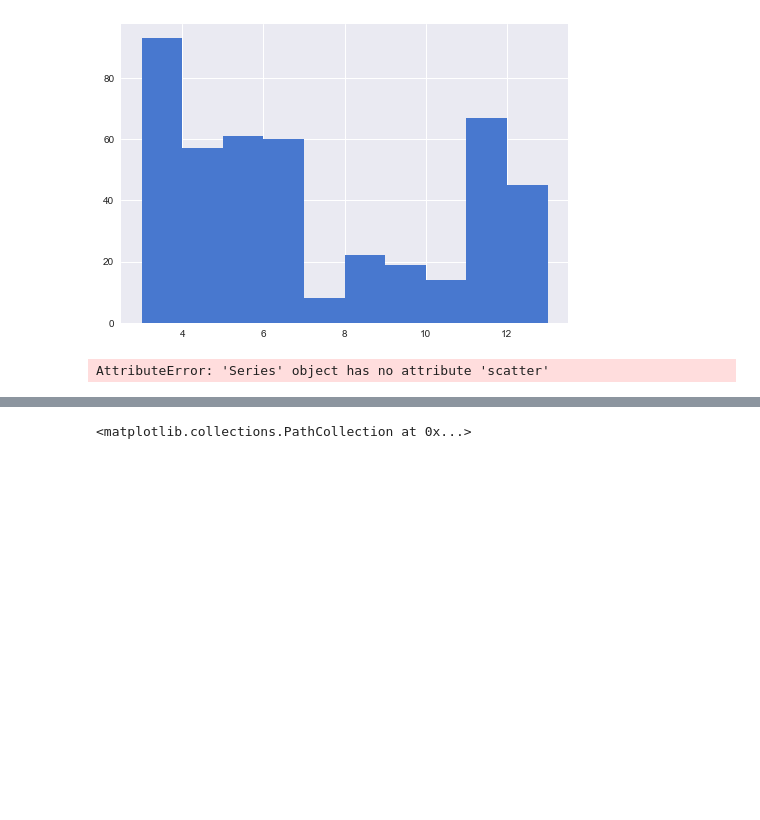
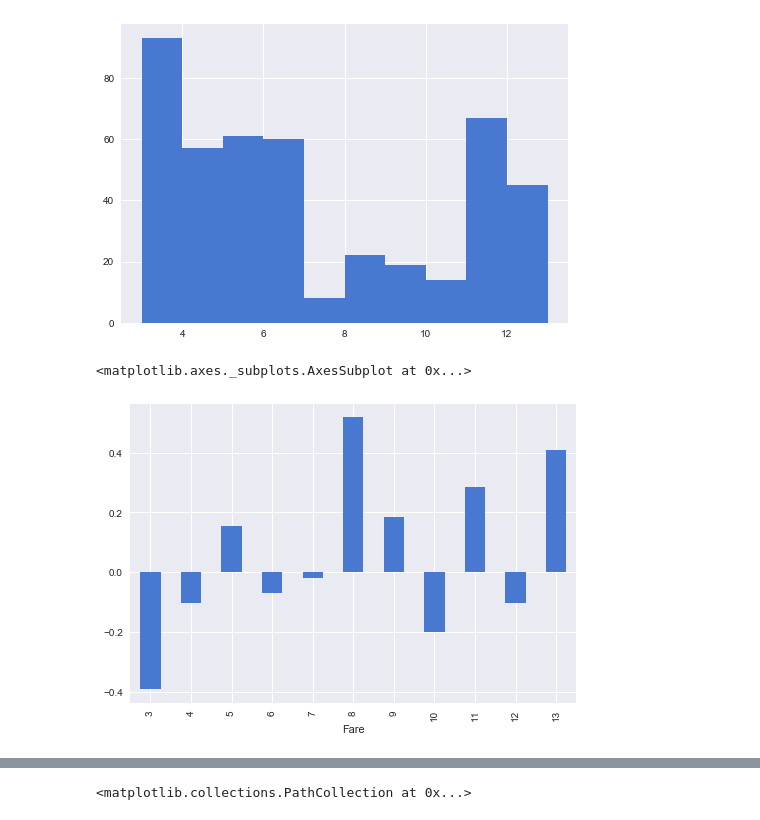
Before and after one commit to kylemeenehan/titanic-data, a Jupyter notebook: Titanic Project.ipynb, the cells around one changed output, grey strips where cells are left out. Cells and saved outputs as stored; diff of their text form; code cells hidden in the pictures; blank space fills up the shorter version.

Commit message:
added scatter plot for fare and mean survival

```diff
--- a/Titanic Project.ipynb
+++ b/Titanic Project.ipynb
@@ -277,6 +277,8 @@ titanic_fare_binned['Fare'].hist()
 [figure]
 # %%
 titanic_fare_binned_grouped = titanic_fare_binned.groupby('Fare')
-titanic_fare_binned_grouped['Survived'].mean().apply(standardize_mean).scatter()
+titanic_fare_binned_standardized = titanic_fare_binned_grouped['Survived'].mean().apply(standardize_mean)
+titanic_fare_binned_standardized.plot.bar()
 # %% [output]
-AttributeError: 'Series' object has no attribute 'scatter'
+<matplotlib.axes._subplots.AxesSubplot at 0x...>
+[figure, added]
```
Also changed, not shown: parts of 1 cell of this notebook.
